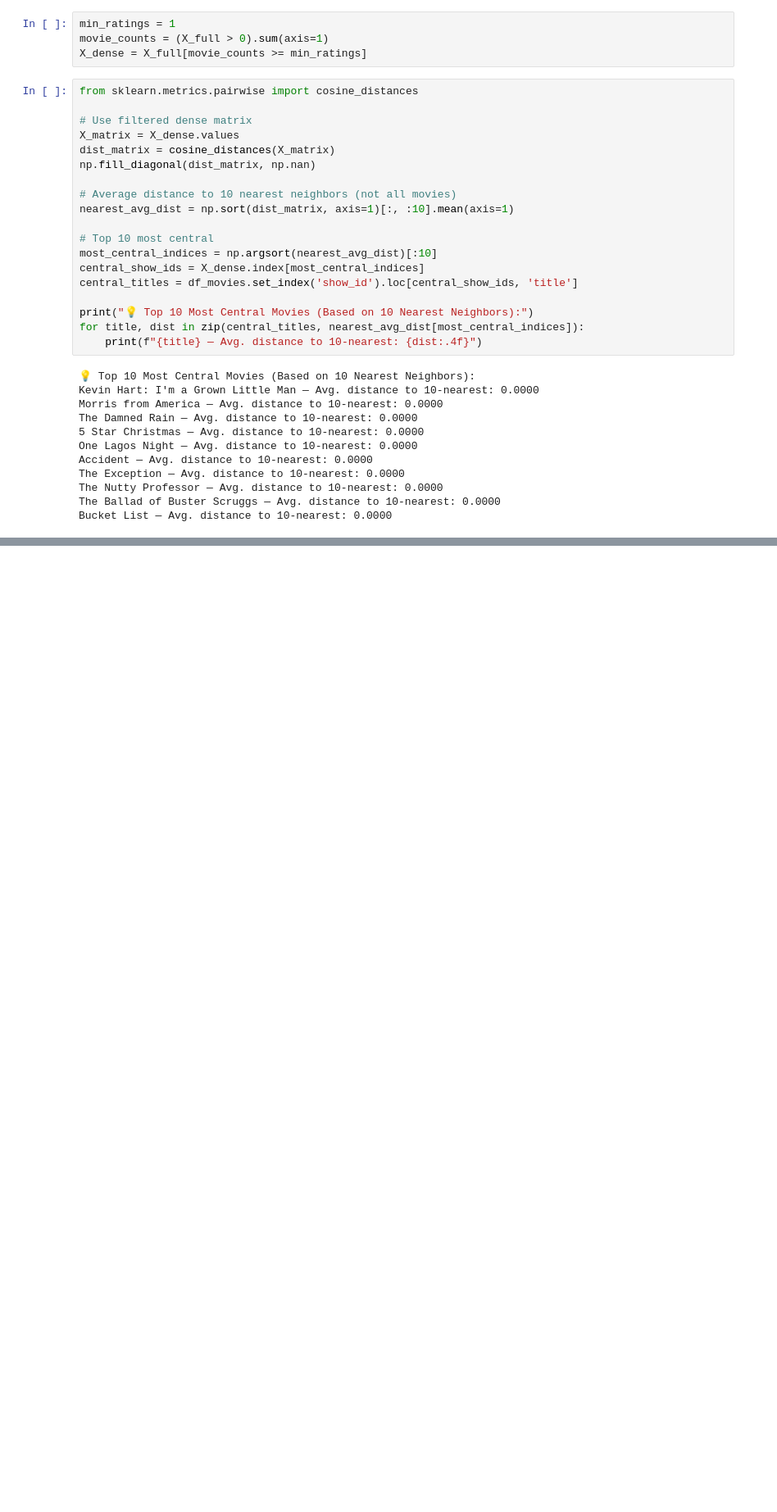
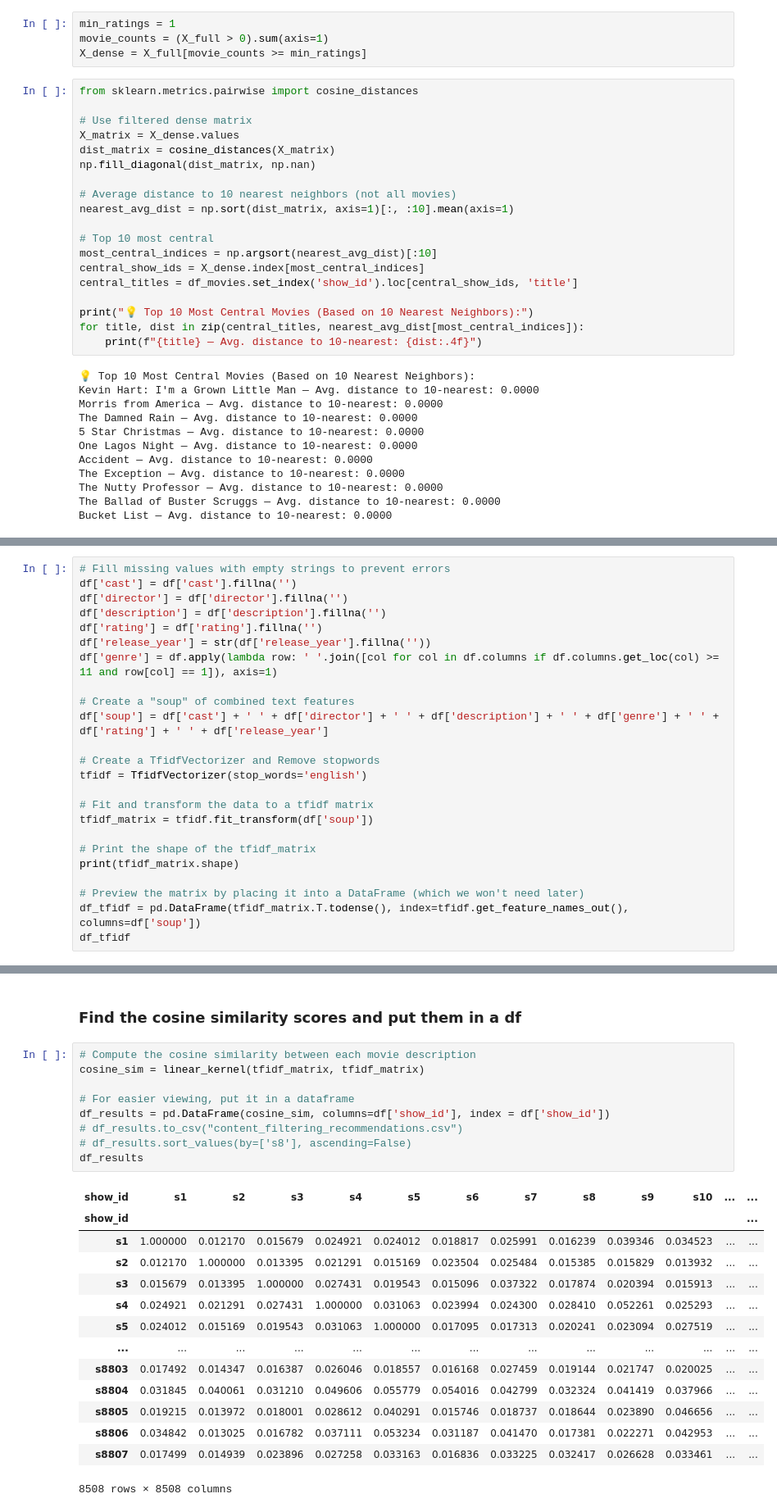
Before and after one commit to sand20man/Winter_Intex_1-10, a Jupyter notebook: ML_Pipeline.ipynb, the cells around one changed output, grey strips where cells are left out. Shown at 82% size. Saved outputs shown, nothing was run; the diff lists cells and outputs as text; blank space fills up the shorter version.

```diff
--- a/ML_Pipeline.ipynb
+++ b/ML_Pipeline.ipynb
@@ -1084,0 +1012,24 @@ Bucket List — Avg. distance to 10-nearest: 0.0000
+# %%
+# Fill missing values with empty strings to prevent errors
+df['cast'] = df['cast'].fillna('')
+df['director'] = df['director'].fillna('')
+df['description'] = df['description'].fillna('')
+df['rating'] = df['rating'].fillna('')
+df['release_year'] = str(df['release_year'].fillna(''))
+df['genre'] = df.apply(lambda row: ' '.join([col for col in df.columns if df.columns.get_loc(col) >= 11 and row[col] == 1]), axis=1)
+
+# Create a "soup" of combined text features
+df['soup'] = df['cast'] + ' ' + df['director'] + ' ' + df['description'] + ' ' + df['genre'] + ' ' + df['rating'] + ' ' + df['release_year']
+
+# Create a TfidfVectorizer and Remove stopwords
+tfidf = TfidfVectorizer(stop_words='english')
+
+# Fit and transform the data to a tfidf matrix
+tfidf_matrix = tfidf.fit_transform(df['soup'])
+
+# Print the shape of the tfidf_matrix
+print(tfidf_matrix.shape)
+
+# Preview the matrix by placing it into a DataFrame (which we won't need later)
+df_tfidf = pd.DataFrame(tfidf_matrix.T.todense(), index=tfidf.get_feature_names_out(), columns=df['soup'])
+df_tfidf
@@ -1084,0 +1051,26 @@ Bucket List — Avg. distance to 10-nearest: 0.0000
+# %% [markdown]
+### Find the cosine similarity scores and put them in a df
+# %%
+# Compute the cosine similarity between each movie description
+cosine_sim = linear_kernel(tfidf_matrix, tfidf_matrix)
+
+# For easier viewing, put it in a dataframe
+df_results = pd.DataFrame(cosine_sim, columns=df['show_id'], index = df['show_id'])
+# df_results.to_csv("content_filtering_recommendations.csv")
+# df_results.sort_values(by=['s8'], ascending=False)
+df_results
+# %% [output]
+| show_id | s1 | s2 | s3 | s4 | s5 | s6 | s7 | s8 | s9 | s10 | ... | ... |
+| show_id |  |  |  |  |  |  |  |  |  |  |  | ... |
+| s1 | 1.000000 | 0.012170 | 0.015679 | 0.024921 | 0.024012 | 0.018817 | 0.025991 | 0.016239 | 0.039346 | 0.034523 | ... | ... |
+| s2 | 0.012170 | 1.000000 | 0.013395 | 0.021291 | 0.015169 | 0.023504 | 0.025484 | 0.015385 | 0.015829 | 0.013932 | ... | ... |
+| s3 | 0.015679 | 0.013395 | 1.000000 | 0.027431 | 0.019543 | 0.015096 | 0.037322 | 0.017874 | 0.020394 | 0.015913 | ... | ... |
+| s4 | 0.024921 | 0.021291 | 0.027431 | 1.000000 | 0.031063 | 0.023994 | 0.024300 | 0.028410 | 0.052261 | 0.025293 | ... | ... |
+| s5 | 0.024012 | 0.015169 | 0.019543 | 0.031063 | 1.000000 | 0.017095 | 0.017313 | 0.020241 | 0.023094 | 0.027519 | ... | ... |
+| ... | ... | ... | ... | ... | ... | ... | ... | ... | ... | ... | ... | ... |
+| s8803 | 0.017492 | 0.014347 | 0.016387 | 0.026046 | 0.018557 | 0.016168 | 0.027459 | 0.019144 | 0.021747 | 0.020025 | ... | ... |
+| s8804 | 0.031845 | 0.040061 | 0.031210 | 0.049606 | 0.055779 | 0.054016 | 0.042799 | 0.032324 | 0.041419 | 0.037966 | ... | ... |
+| s8805 | 0.019215 | 0.013972 | 0.018001 | 0.028612 | 0.040291 | 0.015746 | 0.018737 | 0.018644 | 0.023890 | 0.046656 | ... | ... |
+| s8806 | 0.034842 | 0.013025 | 0.016782 | 0.037111 | 0.053234 | 0.031187 | 0.041470 | 0.017381 | 0.022271 | 0.042953 | ... | ... |
+| s8807 | 0.017499 | 0.014939 | 0.023896 | 0.027258 | 0.033163 | 0.016836 | 0.033225 | 0.032417 | 0.026628 | 0.033461 | ... | ... |
+8508 rows × 8508 columns
```
Also changed, not shown: parts of 30 cells of this notebook, 1 other file.
